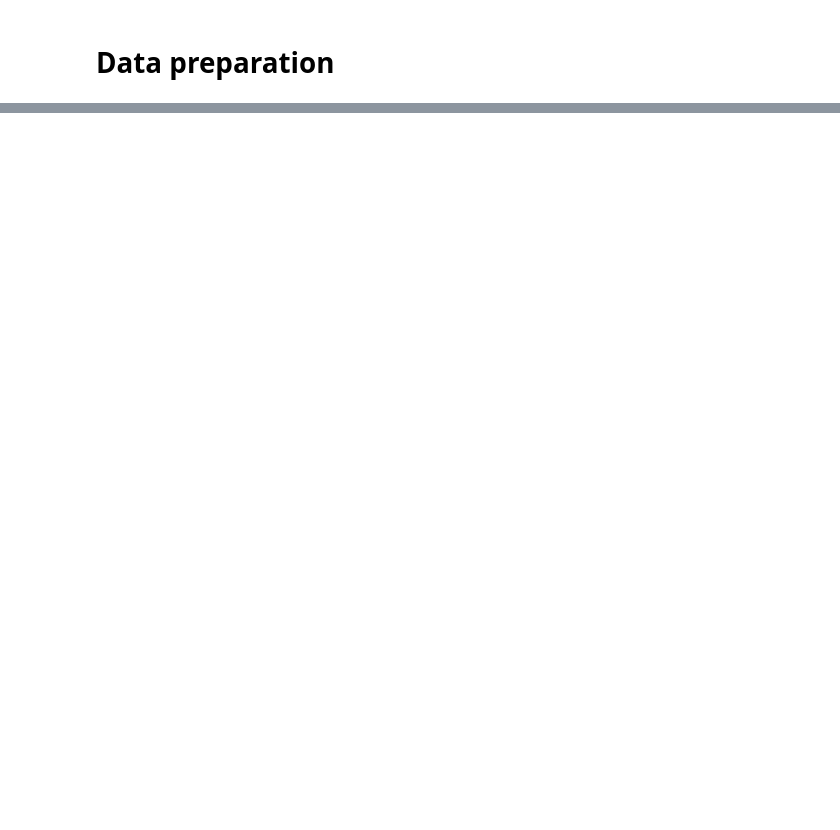
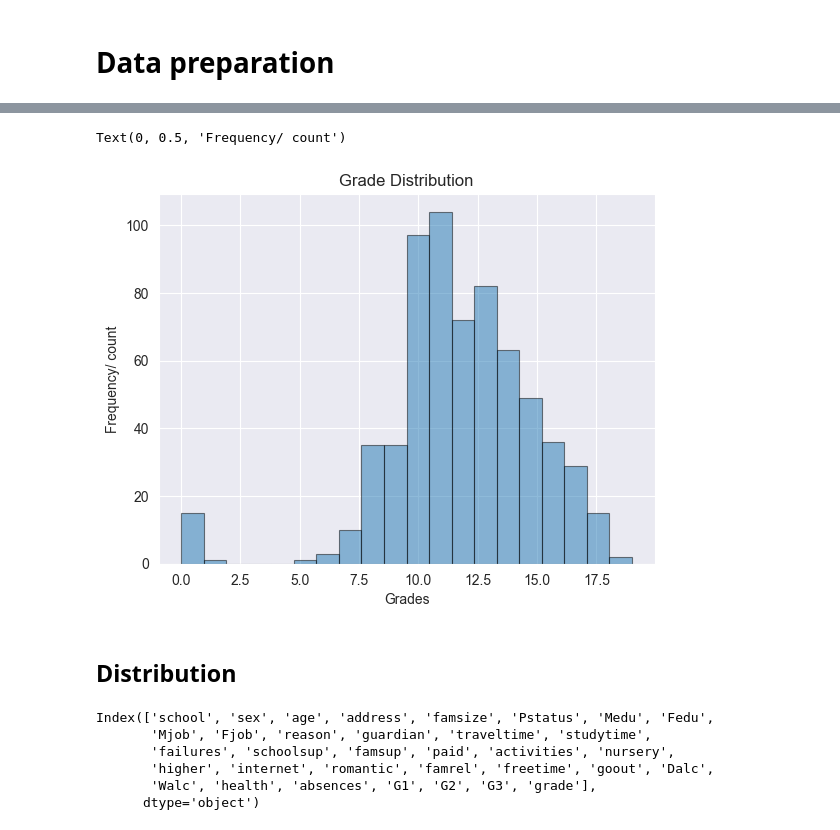
Before and after one commit to sanjivch/student-performance-with-alcohol, a Jupyter notebook: notebooks/notebook.ipynb, the cells around one changed output, grey strips where cells are left out. Saved outputs shown, nothing was run; the diff lists cells and outputs as text; code cells hidden in the pictures; blank space fills up the shorter version.

```diff
--- a/notebooks/notebook.ipynb
+++ b/notebooks/notebook.ipynb
@@ -39,0 +141,10 @@ df_mat.shape, df_por.shape
+# %%
+plt.hist(df['G3'], bins=20, alpha=0.5, align='mid', edgecolor='black', linewidth=0.8)
+plt.title('Grade Distribution')
+plt.xlabel('Grades')
+plt.ylabel('Frequency/ count')
+# %% [output]
+Text(0, 0.5, 'Frequency/ count')
+[figure, added]
+# %% [markdown]
+## Distribution
@@ -39,0 +153,9 @@ df_mat.shape, df_por.shape
+# %%
+df.columns
+# %% [output]
+Index(['school', 'sex', 'age', 'address', 'famsize', 'Pstatus', 'Medu', 'Fedu',
+       'Mjob', 'Fjob', 'reason', 'guardian', 'traveltime', 'studytime',
+       'failures', 'schoolsup', 'famsup', 'paid', 'activities', 'nursery',
+       'higher', 'internet', 'romantic', 'famrel', 'freetime', 'goout', 'Dalc',
+       'Walc', 'health', 'absences', 'G1', 'G2', 'G3', 'grade'],
+      dtype='object')
```
Also changed, not shown: parts of 59 cells of this notebook, 4 other files.
